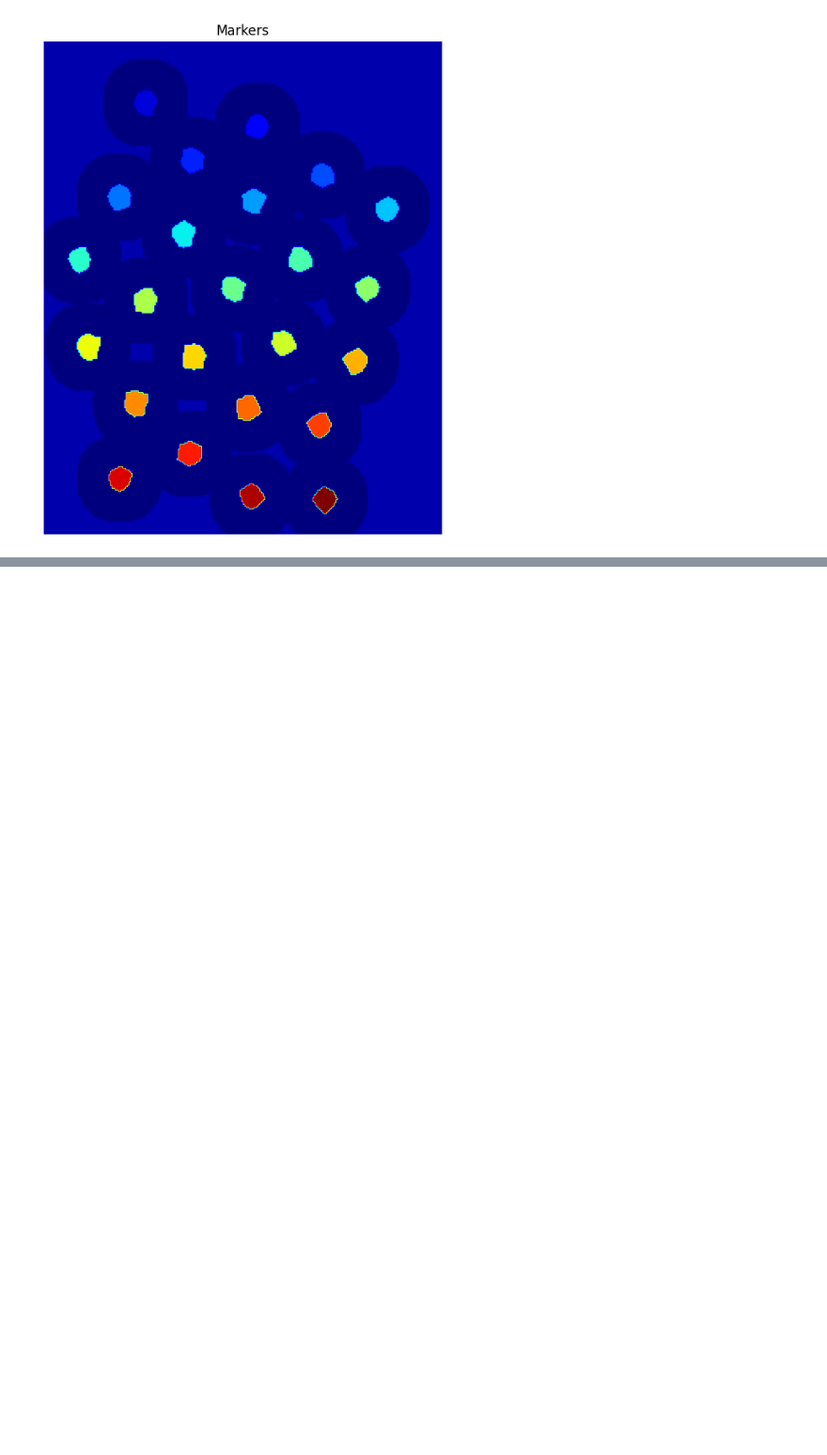
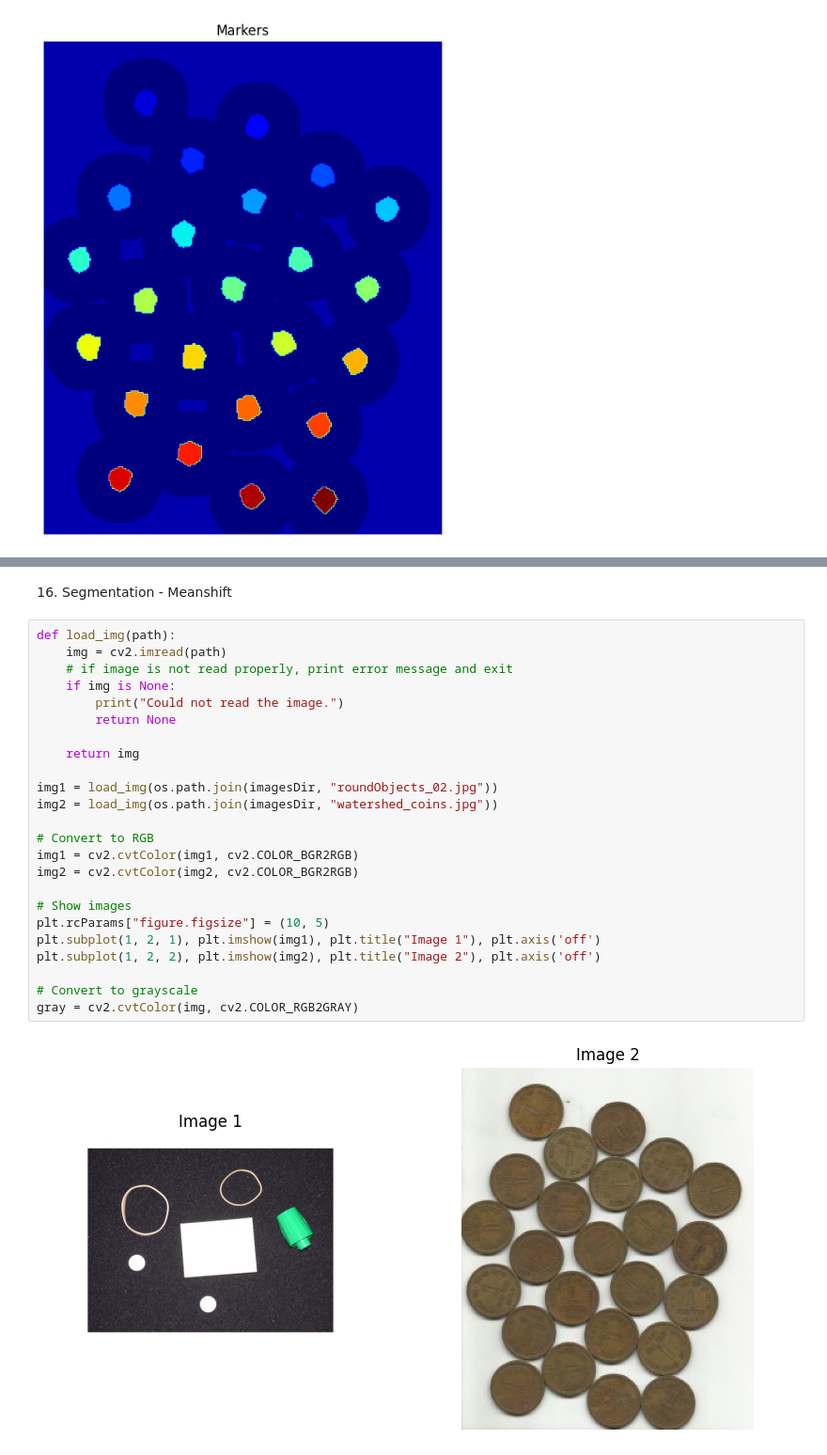
Before and after one commit to monkin77/feup-vc, a Jupyter notebook: weekly_exercises/week5.ipynb, the cells around one changed output, grey strips where cells are left out. Shown at 94% size. Saved outputs shown, nothing was run; the diff lists cells and outputs as text; blank space fills up the shorter version.

```diff
--- a/weekly_exercises/week5.ipynb
+++ b/weekly_exercises/week5.ipynb
@@ -295,0 +296,28 @@ plt.show()
+# %% [markdown]
+16. Segmentation - Meanshift
+# %%
+def load_img(path):
+    img = cv2.imread(path)
+    # if image is not read properly, print error message and exit
+    if img is None:
+        print("Could not read the image.")
+        return None
+
+    return img
+
+img1 = load_img(os.path.join(imagesDir, "roundObjects_02.jpg"))
+img2 = load_img(os.path.join(imagesDir, "watershed_coins.jpg"))
+
+# Convert to RGB
+img1 = cv2.cvtColor(img1, cv2.COLOR_BGR2RGB)
+img2 = cv2.cvtColor(img2, cv2.COLOR_BGR2RGB)
+
+# Show images
+plt.rcParams["figure.figsize"] = (10, 5)
+plt.subplot(1, 2, 1), plt.imshow(img1), plt.title("Image 1"), plt.axis('off')
+plt.subplot(1, 2, 2), plt.imshow(img2), plt.title("Image 2"), plt.axis('off')
+
+# Convert to grayscale
+gray = cv2.cvtColor(img, cv2.COLOR_RGB2GRAY)
+# %% [output]
+[figure, added]
```
Also changed, not shown: parts of 2 cells of this notebook.
